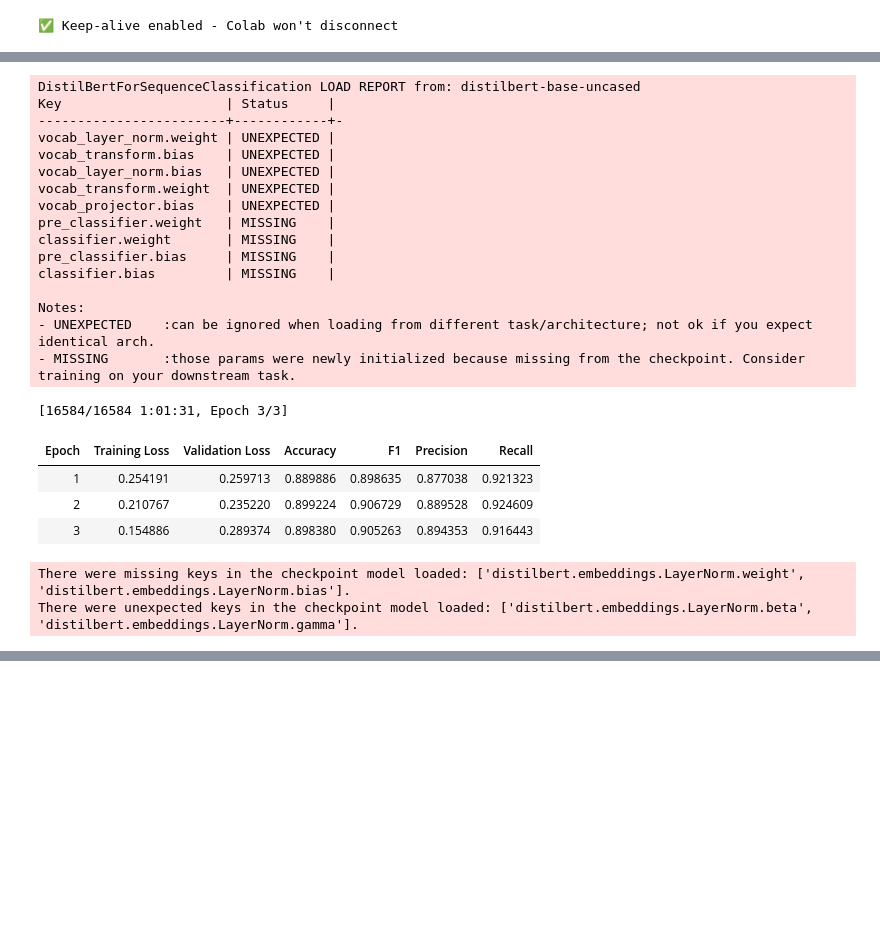
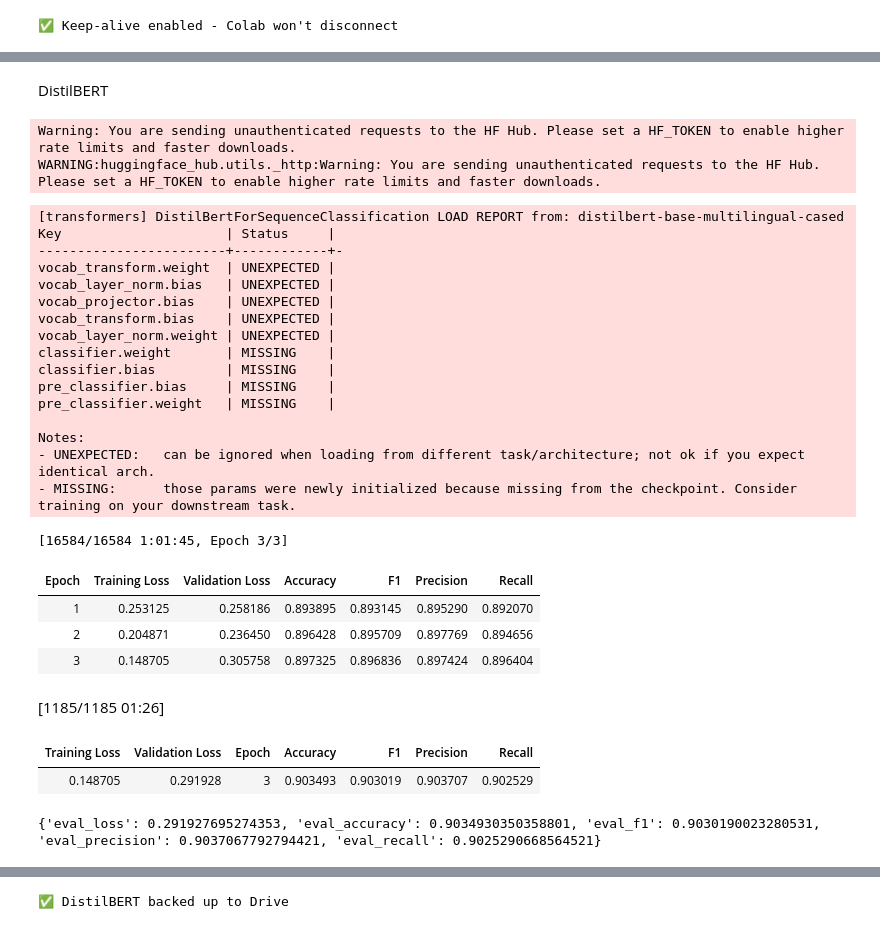
Before and after one commit to YusrahS/Cyberbullying-Detection-in-Bilingual-English-Spanish-Text-A-Comparative-Study-, a Jupyter notebook: Notebooks/Notebook_5_Transformers.ipynb, the cells around one changed output, grey strips where cells are left out. Saved outputs shown, nothing was run; the diff lists cells and outputs as text; code cells hidden in the pictures; blank space fills up the shorter version.

```diff
--- a/Notebooks/Notebook_5_Transformers.ipynb
+++ b/Notebooks/Notebook_5_Transformers.ipynb
@@ -140,7 +196,7 @@ def compute_metrics(eval_pred):
     predictions = np.argmax(predictions, axis=1)
     return {
         'accuracy': accuracy_score(labels, predictions),
-        'f1': f1_score(labels, predictions, average='binary'),
-        'precision': precision_score(labels, predictions),
-        'recall': recall_score(labels, predictions)
+        'f1': f1_score(labels, predictions, average='macro'),
+        'precision': precision_score(labels, predictions, average='macro'),
+        'recall': recall_score(labels, predictions, average='macro')
     }
@@ -310,7 +788,11 @@ mbert_tokenizer.save_pretrained('models_saved/mbert_model')
+# %% [markdown]
+DistilBERT
 # %%
-#DistilBERT
-distilbert_tokenizer = AutoTokenizer.from_pretrained('distilbert-base-uncased')
-distilbert_model = AutoModelForSequenceClassification.from_pretrained('distilbert-base-uncased', num_labels=2)
+#DistilBERT: Bilingual training
+# FIX: distilbert-base-multilingual-cased (was distilbert-base-uncased, English-only -
+# the original checkpoint had never seen Spanish during pre-training)
+distilbert_tokenizer = AutoTokenizer.from_pretrained('distilbert-base-multilingual-cased')
+distilbert_model = AutoModelForSequenceClassification.from_pretrained('distilbert-base-multilingual-cased', num_labels=2)
 
 
 distilbert_train_encodings = distilbert_tokenizer(
@@ -350,57 +832,66 @@ training_args = TrainingArguments(
     per_device_eval_batch_size=16,
     learning_rate=2e-5,
     warmup_steps=500,
     weight_decay=0.01,
     eval_strategy="epoch",
     save_strategy="epoch",
     load_best_model_at_end=True,
     metric_for_best_model="f1",
 )
 
 trainer = Trainer(
     model=distilbert_model,
     args=training_args,
     train_dataset=distilbert_train_dataset,
     eval_dataset=distilbert_validation_dataset,
     compute_metrics=compute_metrics,
     callbacks=[EarlyStoppingCallback(early_stopping_patience=2)]
 )
 
 trainer.train()
 distilbert_test_results = trainer.evaluate(distilbert_test_dataset)
+print(distilbert_test_results)
 
-# Get predictions for confusion matrix
+# predictions + probabilities for ensemble
 distilbert_predictions = trainer.predict(distilbert_test_dataset)
 distilbert_pred_labels = np.argmax(distilbert_predictions.predictions, axis=1)
+distilbert_pred_probs = torch.softmax(torch.tensor(distilbert_predictions.predictions), dim=1).numpy()
 
 distilbert_model.save_pretrained('models_saved/distilbert_model')
 distilbert_tokenizer.save_pretrained('models_saved/distilbert_model')
-#np.save('models_saved/distilbert_predictions.npy', distilbert_predictions)
 
-#backup google drive
-!cp -r models_saved/distilbert_model /content/drive/MyDrive/cyberbullying_project_data/
+#backup to google drive
+import shutil
+os.makedirs('/content/drive/MyDrive/data/models', exist_ok=True)
+shutil.copytree('models_saved/distilbert_model', '/content/drive/MyDrive/data/models/distilbert_model', dirs_exist_ok=True)
+print("✅ DistilBERT backed up to Drive")
 # %% [output]
-DistilBertForSequenceClassification LOAD REPORT from: distilbert-base-uncased
-Key                     | Status     |
-------------------------+------------+-
-vocab_layer_norm.weight | UNEXPECTED |
-vocab_transform.bias    | UNEXPECTED |
-vocab_layer_norm.bias   | UNEXPECTED |
-vocab_transform.weight  | UNEXPECTED |
-vocab_projector.bias    | UNEXPECTED |
-pre_classifier.weight   | MISSING    |
-classifier.weight       | MISSING    |
-pre_classifier.bias     | MISSING    |
-classifier.bias         | MISSING    |
-
-Notes:
-- UNEXPECTED    :can be ignored when loading from different task/architecture; not ok if you expect identical arch.
-- MISSING       :those params were newly initialized because missing from the checkpoint. Consider training on your downstream task.
+Warning: You are sending unauthenticated requests to the HF Hub. Please set a HF_TOKEN to enable higher rate limits and faster downloads.
+WARNING:huggingface_hub.utils._http:Warning: You are sending unauthenticated requests to the HF Hub. Please set a HF_TOKEN to enable higher rate limits and faster downloads.
-[16584/16584 1:01:31, Epoch 3/3]
+[transformers] DistilBertForSequenceClassification LOAD REPORT from: distilbert-base-multilingual-cased
+Key                     | Status     |
+------------------------+------------+-
+vocab_transform.weight  | UNEXPECTED |
+vocab_layer_norm.bias   | UNEXPECTED |
+vocab_projector.bias    | UNEXPECTED |
+vocab_transform.bias    | UNEXPECTED |
+vocab_layer_norm.weight | UNEXPECTED |
+classifier.weight       | MISSING    |
+classifier.bias         | MISSING    |
+pre_classifier.bias     | MISSING    |
+pre_classifier.weight   | MISSING    |
+
+Notes:
+- UNEXPECTED:   can be ignored when loading from different task/architecture; not ok if you expect identical arch.
+- MISSING:      those params were newly initialized because missing from the checkpoint. Consider training on your downstream task.
+[16584/16584 1:01:45, Epoch 3/3]
 | Epoch | Training Loss | Validation Loss | Accuracy | F1 | Precision | Recall |
-| 1 | 0.254191 | 0.259713 | 0.889886 | 0.898635 | 0.877038 | 0.921323 |
-| 2 | 0.210767 | 0.235220 | 0.899224 | 0.906729 | 0.889528 | 0.924609 |
-| 3 | 0.154886 | 0.289374 | 0.898380 | 0.905263 | 0.894353 | 0.916443 |
+| 1 | 0.253125 | 0.258186 | 0.893895 | 0.893145 | 0.895290 | 0.892070 |
+| 2 | 0.204871 | 0.236450 | 0.896428 | 0.895709 | 0.897769 | 0.894656 |
+| 3 | 0.148705 | 0.305758 | 0.897325 | 0.896836 | 0.897424 | 0.896404 |
-There were missing keys in the checkpoint model loaded: ['distilbert.embeddings.LayerNorm.weight', 'distilbert.embeddings.LayerNorm.bias'].
-There were unexpected keys in the checkpoint model loaded: ['distilbert.embeddings.LayerNorm.beta', 'distilbert.embeddings.LayerNorm.gamma'].
+[1185/1185 01:26]
+| Training Loss | Validation Loss | Epoch | Accuracy | F1 | Precision | Recall |
+| 0.148705 | 0.291928 | 3 | 0.903493 | 0.903019 | 0.903707 | 0.902529 |
+{'eval_loss': 0.291927695274353, 'eval_accuracy': 0.9034930350358801, 'eval_f1': 0.9030190023280531, 'eval_precision': 0.9037067792794421, 'eval_recall': 0.9025290668564521}
 [interactive output not drawn]
+✅ DistilBERT backed up to Drive
```
Also changed, not shown: parts of 31 cells of this notebook.
